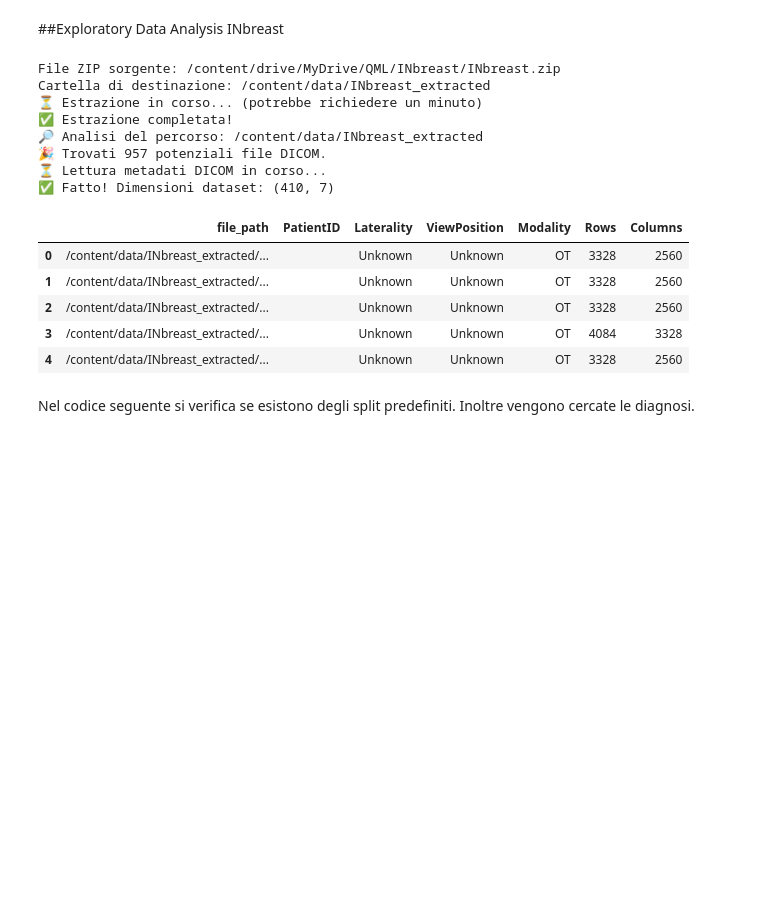
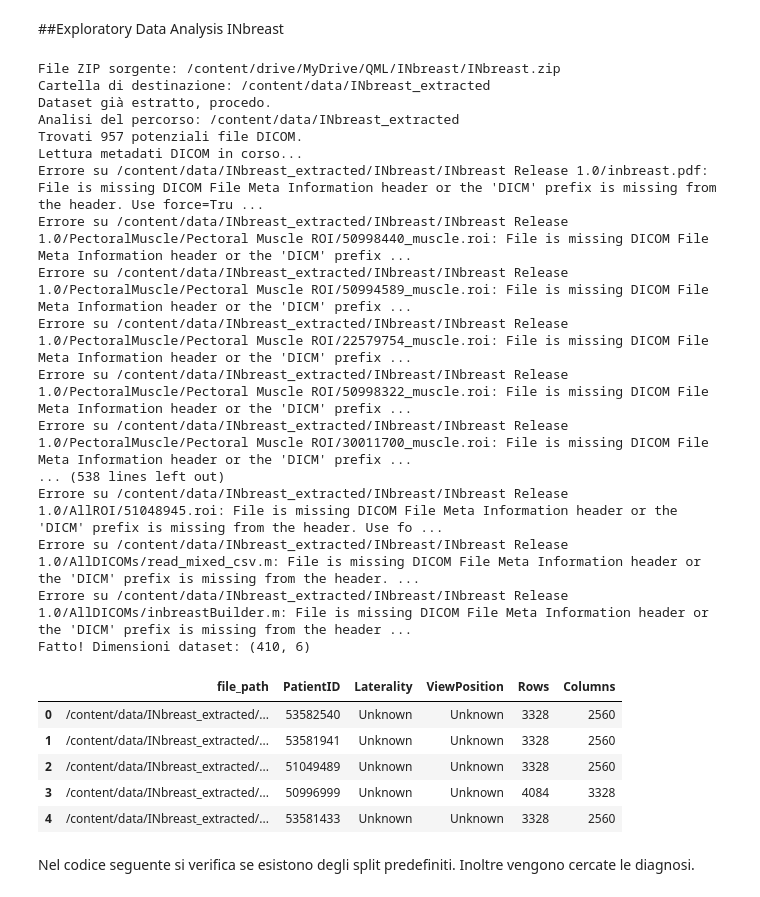
Before and after one commit to Epot12/QML_project, a Jupyter notebook: QML_project.ipynb, the cells around one changed output. Saved outputs shown, nothing was run; the diff lists cells and outputs as text; code cells hidden in the pictures; blank space fills up the shorter version.

Commit message:
Problemi nell'estrazione di file non DICOM.

```diff
--- a/QML_project.ipynb
+++ b/QML_project.ipynb
@@ -39,70 +39,92 @@ extract_path = '/content/data/INbreast_extracted'
 print(f"File ZIP sorgente: {zip_path}")
 print(f"Cartella di destinazione: {extract_path}")
 
-# 2. Estrazione (Unzip)
+# Estrazione (Unzip)
 if not os.path.exists(extract_path):
-    print("⏳ Estrazione in corso... (potrebbe richiedere un minuto)")
-    # Creiamo la cartella
+    print("Estrazione in corso...")
+    # Creo la cartella
     os.makedirs(extract_path, exist_ok=True)
 
-    # Estraiamo lo zip
+    # Estraggo lo zip
     with zipfile.ZipFile(zip_path, 'r') as zip_ref:
         zip_ref.extractall(extract_path)
-    print("✅ Estrazione completata!")
+    print("Estrazione completata!")
 else:
-    print("✅ Dataset già estratto, procedo.")
+    print("Dataset già estratto, procedo.")
 
-# 3. Ora cerchiamo i DICOM nella cartella ESTRATTA (non nello zip)
-dataset_root = extract_path  # <--- NOTA BENE: Ora puntiamo alla cartella aperta!
+# Ora cerco i DICOM nella cartella ESTRATTA (non nello zip)
+dataset_root = extract_path  # punta alla cartella aperta!
 
-print(f"🔎 Analisi del percorso: {dataset_root}")
+print(f"Analisi del percorso: {dataset_root}")
 
 dicom_files = []
 for root, dirs, files in os.walk(dataset_root):
     for file in files:
         # Controllo euristico e ignoriamo i file di sistema/macOS
         if not file.startswith('.') and not file.endswith(('.xls', '.xlsx', '.csv', '.xml', '.txt', '.zip')):
              dicom_files.append(os.path.join(root, file))
 
-print(f"🎉 Trovati {len(dicom_files)} potenziali file DICOM.")
+print(f"Trovati {len(dicom_files)} potenziali file DICOM.")
 
-# 4. Estrazione Metadati (Il resto del tuo codice era corretto)
+# 4. Estrazione Metadati
 data_list = []
-print("⏳ Lettura metadati DICOM in corso...")
+print("Lettura metadati DICOM in corso...")
 
 for file_path in dicom_files:
     try:
         ds = pydicom.dcmread(file_path, stop_before_pixels=True)
+
+        # Recupera il valore grezzo dal DICOM
+        pid_dicom = ds.get('PatientID', '')
+
+        # Logica di correzione: Se è "Unknown", vuoto o None, usa il nome del file
+        filename = os.path.basename(file_path)
+        if str(pid_dicom).strip() in ['Unknown', '', 'None']:
+            # Pulisce il nome file da estensioni o caratteri extra
+            clean_pid = filename.split('_')[0].replace('.dcm', '')
+            final_patient_id = clean_pid
+        else:
+            final_patient_id = pid_dicom
+
         data_list.append({
             'file_path': file_path,
-            'PatientID': ds.get('PatientID', 'Unknown'),
+            'PatientID': final_patient_id,  # Usa il valore corretto calcolato sopra
             'Laterality': ds.get('ImageLaterality', 'Unknown'),
             'ViewPosition': ds.get('ViewPosition', 'Unknown'),
-            'Modality': ds.get('Modality', 'Unknown'),
             'Rows': ds.get('Rows', 0),
             'Columns': ds.get('Columns', 0)
         })
-    except Exception:
+    except Exception as e:
+        print(f"Errore su {file_path}: {e}")
         continue
 
 df_images = pd.DataFrame(data_list)
-print(f"✅ Fatto! Dimensioni dataset: {df_images.shape}")
+print(f"Fatto! Dimensioni dataset: {df_images.shape}")
 display(df_images.head())
 # %% [output]
 File ZIP sorgente: /content/drive/MyDrive/QML/INbreast/INbreast.zip
 Cartella di destinazione: /content/data/INbreast_extracted
-⏳ Estrazione in corso... (potrebbe richiedere un minuto)
-✅ Estrazione completata!
-🔎 Analisi del percorso: /content/data/INbreast_extracted
-🎉 Trovati 957 potenziali file DICOM.
-⏳ Lettura metadati DICOM in corso...
-✅ Fatto! Dimensioni dataset: (410, 7)
+Dataset già estratto, procedo.
+Analisi del percorso: /content/data/INbreast_extracted
+Trovati 957 potenziali file DICOM.
+Lettura metadati DICOM in corso...
+Errore su /content/data/INbreast_extracted/INbreast/INbreast Release 1.0/inbreast.pdf: File is missing DICOM File Meta Information header or the 'DICM' prefix is missing from the header. Use force=Tru ...
+Errore su /content/data/INbreast_extracted/INbreast/INbreast Release 1.0/PectoralMuscle/Pectoral Muscle ROI/50998440_muscle.roi: File is missing DICOM File Meta Information header or the 'DICM' prefix ...
+Errore su /content/data/INbreast_extracted/INbreast/INbreast Release 1.0/PectoralMuscle/Pectoral Muscle ROI/50994589_muscle.roi: File is missing DICOM File Meta Information header or the 'DICM' prefix ...
+Errore su /content/data/INbreast_extracted/INbreast/INbreast Release 1.0/PectoralMuscle/Pectoral Muscle ROI/22579754_muscle.roi: File is missing DICOM File Meta Information header or the 'DICM' prefix ...
+Errore su /content/data/INbreast_extracted/INbreast/INbreast Release 1.0/PectoralMuscle/Pectoral Muscle ROI/50998322_muscle.roi: File is missing DICOM File Meta Information header or the 'DICM' prefix ...
+Errore su /content/data/INbreast_extracted/INbreast/INbreast Release 1.0/PectoralMuscle/Pectoral Muscle ROI/30011700_muscle.roi: File is missing DICOM File Meta Information header or the 'DICM' prefix ...
+... (538 lines left out)
+Errore su /content/data/INbreast_extracted/INbreast/INbreast Release 1.0/AllROI/51048945.roi: File is missing DICOM File Meta Information header or the 'DICM' prefix is missing from the header. Use fo ...
+Errore su /content/data/INbreast_extracted/INbreast/INbreast Release 1.0/AllDICOMs/read_mixed_csv.m: File is missing DICOM File Meta Information header or the 'DICM' prefix is missing from the header. ...
+Errore su /content/data/INbreast_extracted/INbreast/INbreast Release 1.0/AllDICOMs/inbreastBuilder.m: File is missing DICOM File Meta Information header or the 'DICM' prefix is missing from the header ...
+Fatto! Dimensioni dataset: (410, 6)
-|  | file_path | PatientID | Laterality | ViewPosition | Modality | Rows | Columns |
-| 0 | /content/data/INbreast_extracted/... |  | Unknown | Unknown | OT | 3328 | 2560 |
-| 1 | /content/data/INbreast_extracted/... |  | Unknown | Unknown | OT | 3328 | 2560 |
-| 2 | /content/data/INbreast_extracted/... |  | Unknown | Unknown | OT | 3328 | 2560 |
-| 3 | /content/data/INbreast_extracted/... |  | Unknown | Unknown | OT | 4084 | 3328 |
-| 4 | /content/data/INbreast_extracted/... |  | Unknown | Unknown | OT | 3328 | 2560 |
+|  | file_path | PatientID | Laterality | ViewPosition | Rows | Columns |
+| 0 | /content/data/INbreast_extracted/... | 53582540 | Unknown | Unknown | 3328 | 2560 |
+| 1 | /content/data/INbreast_extracted/... | 53581941 | Unknown | Unknown | 3328 | 2560 |
+| 2 | /content/data/INbreast_extracted/... | 51049489 | Unknown | Unknown | 3328 | 2560 |
+| 3 | /content/data/INbreast_extracted/... | 50996999 | Unknown | Unknown | 4084 | 3328 |
+| 4 | /content/data/INbreast_extracted/... | 53581433 | Unknown | Unknown | 3328 | 2560 |
 # %% [markdown]
 Nel codice seguente si verifica se esistono degli split predefiniti. Inoltre vengono cercate le diagnosi.
 # %%
```
